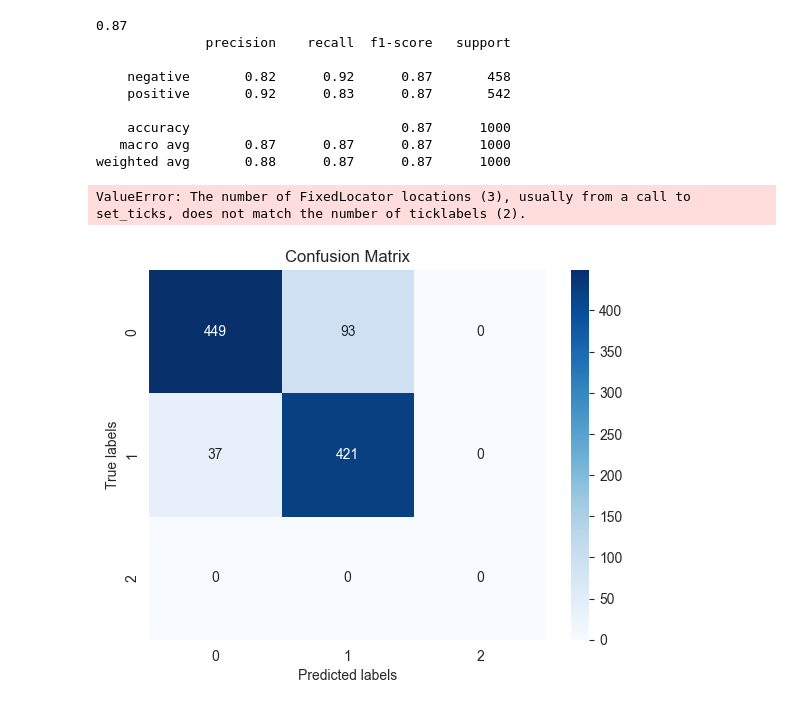
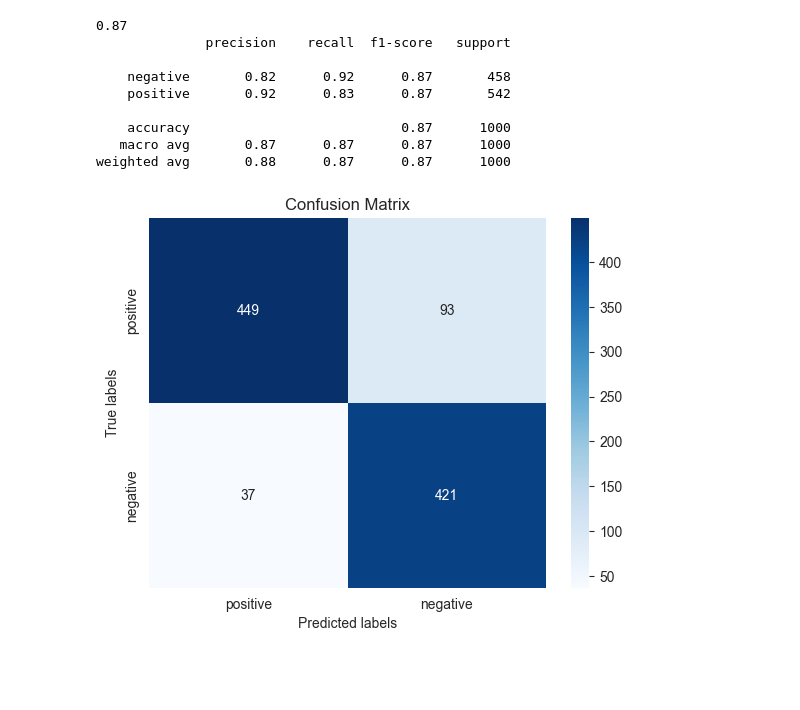
Before and after one commit to pandermatt/hatey-bot-backend, a Jupyter notebook: research/sentiment_analysis_research.ipynb, the cells around one changed output. Drawn from its saved outputs; the diff is of its cells as text; code cells hidden in the pictures; blank space fills up the shorter version.

```diff
--- a/research/sentiment_analysis_research.ipynb
+++ b/research/sentiment_analysis_research.ipynb
@@ -157,17 +157,16 @@ print(classification_report(y_true, y_pred))
    macro avg       0.87      0.87      0.87      1000
 weighted avg       0.88      0.87      0.87      1000
 # %%
-cm = confusion_matrix(y_true, y_pred, labels=["positive", "negative", "neutral"])
+cm = confusion_matrix(y_true, y_pred, labels=["positive", "negative"])
 
 ax = plt.subplot()
 sns.heatmap(cm, annot=True, ax=ax, fmt="d", cmap="Blues")
 
 ax.set_xlabel("Predicted labels")
 ax.set_ylabel("True labels")
 ax.set_title("Confusion Matrix")
 ax.xaxis.set_ticklabels(["positive", "negative"])
 ax.yaxis.set_ticklabels(["positive", "negative"])
 plt.show()
 # %% [output]
-ValueError: The number of FixedLocator locations (3), usually from a call to set_ticks, does not match the number of ticklabels (2).
-[figure, old version]
+[figure, new version]
```
Also changed, not shown: 1 other file.
